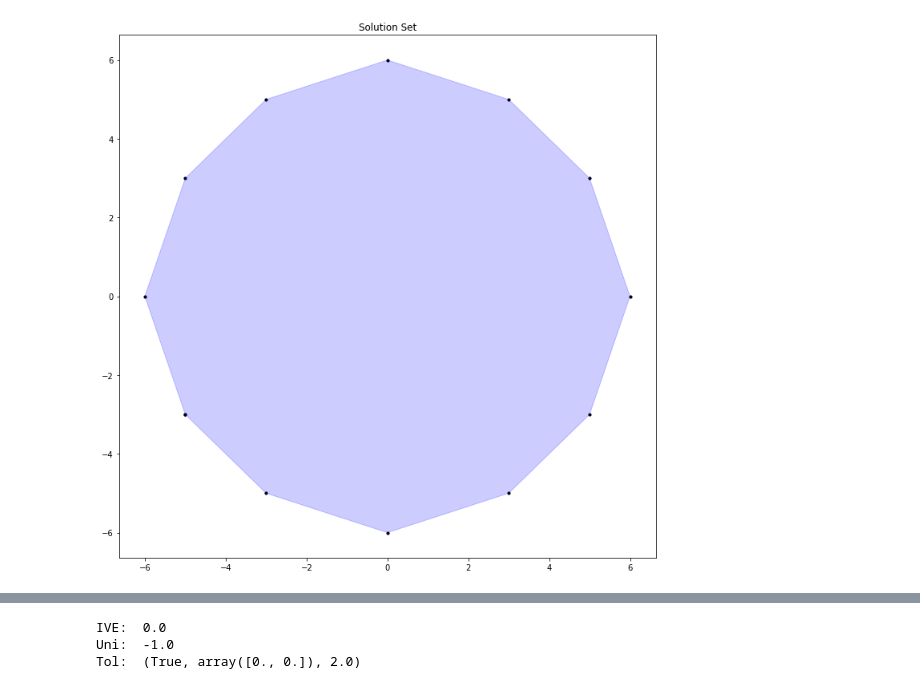
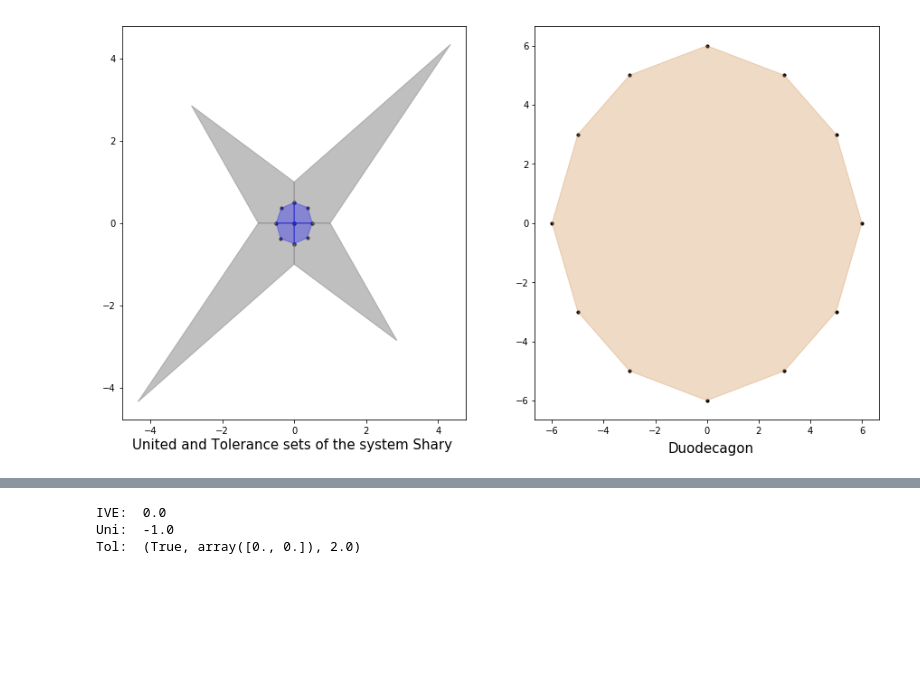
Before and after one commit to AndrosovAS/intvalpy, a Jupyter notebook: examples/example.ipynb, the cells around one changed output, grey strips where cells are left out. Saved outputs shown, nothing was run; the diff lists cells and outputs as text; code cells hidden in the pictures; blank space fills up the shorter version.

```diff
--- a/examples/example.ipynb
+++ b/examples/example.ipynb
@@ -23,19 +9,49 @@ vertices = ip.IntLinIncR2(A, b)
-# %%
-A = -np.array([[-3, -1],
-              [-2, -2],
-              [-1, -3],
-              [1, -3],
-              [2, -2],
-              [3, -1],
-              [3, 1],
-              [2, 2],
-              [1, 3],
-              [-1, 3],
-              [-2, 2],
-              [-3, 1]])
-b = -np.array([18,16,18,18,16,18,18,16,18,18,16,18])
-
-vertices = ip.lineqs(A, b, color='blue', alpha=0.2, size=(12,12))
-# %% [output]
-[figure, removed]
+# %%
+fig, ax = plt.subplots(ncols=2, figsize=(15,8))
+
+A, b = ip.Shary(2)
+vertices1 = ip.IntLinIncR2(A, b, show=False)
+vertices2 = ip.IntLinIncR2(A, b, consistency='tol', show=False)
+
+A = -np.array([[-3, -1],
+              [-2, -2],
+              [-1, -3],
+              [1, -3],
+              [2, -2],
+              [3, -1],
+              [3, 1],
+              [2, 2],
+              [1, 3],
+              [-1, 3],
+              [-2, 2],
+              [-3, 1]])
+b = -np.array([18,16,18,18,16,18,18,16,18,18,16,18])
+vertices3 = ip.lineqs(A, b, show=False)
+
+for k in range(len(vertices1)):
+    if len(vertices1[k])>0:
+        x, y = vertices1[k][:,0], vertices1[k][:,1]
+        ax[0].fill(x, y, linestyle = '-', linewidth = 1, color='gray', alpha=0.5)
+        ax[0].scatter(x, y, s=0, color='black', alpha=1)
+
+for k in range(len(vertices2)):
+    if len(vertices2[k])>0:
+        x, y = vertices2[k][:,0], vertices2[k][:,1]
+        ax[0].fill(x, y, linestyle = '-', linewidth = 1, color='blue', alpha=0.3)
+        ax[0].scatter(x, y, s=10, color='black', alpha=1)
+
+ax[0].text(-4.5, -5.5, 'United and Tolerance sets of the system Shary',
+           rotation = 0,
+           fontsize = 15)
+
+x, y = vertices3[:,0], vertices3[:,1]
+ax[1].fill(x, y, linestyle = '-', linewidth = 1, color='peru', alpha=0.3)
+ax[1].scatter(x, y, s=10, color='black', alpha=1)
+ax[1].text(-1.5, -7.77, 'Duodecagon',
+           rotation = 0,
+           fontsize = 15);
+
+# fig.savefig('SolSet.png')
+# %% [output]
+[figure, added]
 # %%
```
Also changed, not shown: parts of 11 cells of this notebook, 13 other files.
